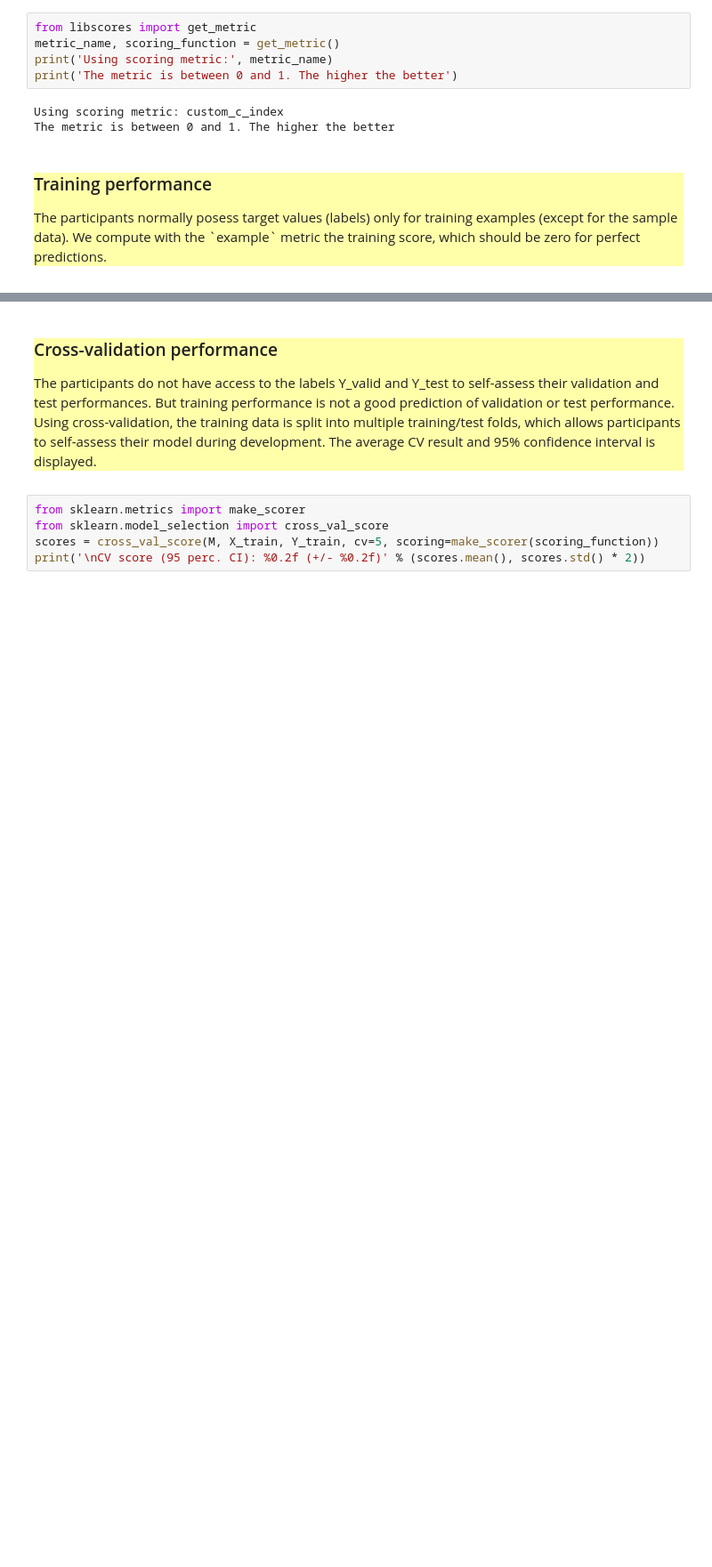
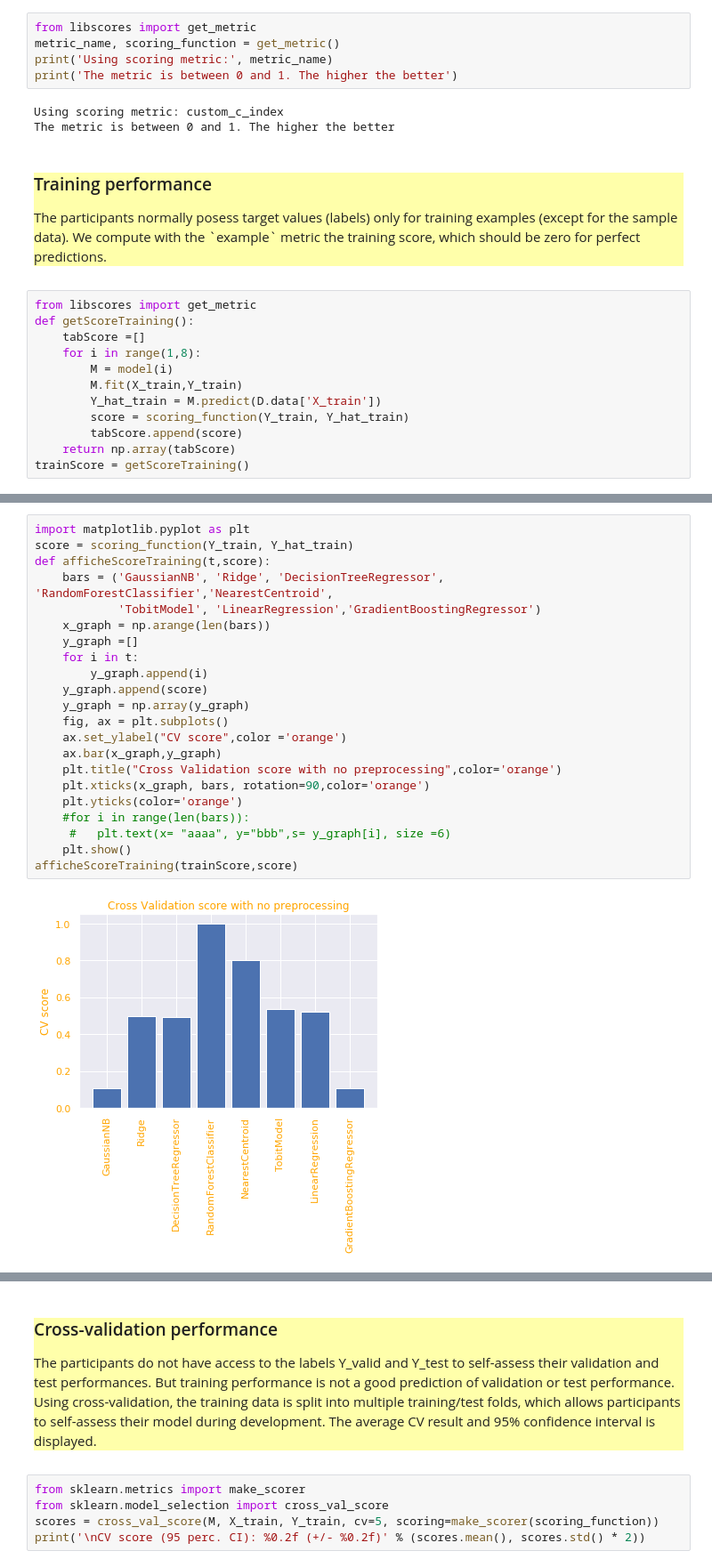
Before and after one commit to upsudghosts/ghosts, a Jupyter notebook: starting_kit/README.ipynb, the cells around one changed output, grey strips where cells are left out. Shown: that part at 89% size. Drawn from its saved outputs; the diff is of its cells as text; blank space fills up the shorter version.

```diff
--- a/starting_kit/README.ipynb
+++ b/starting_kit/README.ipynb
@@ -299,3 +299,15 @@ The metric is between 0 and 1. The higher the better
     <p>
 The participants normally posess target values (labels) only for training examples (except for the sample data). We compute with the `example` metric the training score, which should be zero for perfect predictions.
         </div>
+# %%
+from libscores import get_metric
+def getScoreTraining():
+    tabScore =[]
+    for i in range(1,8):
+        M = model(i)
+        M.fit(X_train,Y_train)
+        Y_hat_train = M.predict(D.data['X_train'])
+        score = scoring_function(Y_train, Y_hat_train)
+        tabScore.append(score)
+    return np.array(tabScore)
+trainScore = getScoreTraining()
@@ -302,3 +332,27 @@ The participants normally posess target values (labels) only for training exampl
+# %%
+import matplotlib.pyplot as plt
+score = scoring_function(Y_train, Y_hat_train)
+def afficheScoreTraining(t,score):
+    bars = ('GaussianNB', 'Ridge', 'DecisionTreeRegressor', 'RandomForestClassifier','NearestCentroid',
+            'TobitModel', 'LinearRegression','GradientBoostingRegressor')
+    x_graph = np.arange(len(bars))
+    y_graph =[]
+    for i in t:
+        y_graph.append(i)
+    y_graph.append(score)
+    y_graph = np.array(y_graph)
+    fig, ax = plt.subplots()
+    ax.set_ylabel("CV score",color ='orange')
+    ax.bar(x_graph,y_graph)
+    plt.title("Cross Validation score with no preprocessing",color='orange')
+    plt.xticks(x_graph, bars, rotation=90,color='orange')
+    plt.yticks(color='orange')
+    #for i in range(len(bars)):
+     #   plt.text(x= "aaaa", y="bbb",s= y_graph[i], size =6)
+    plt.show()
+afficheScoreTraining(trainScore,score)
+# %% [output]
+[figure, added]
 # %%
 print('Training score for the', metric_name, 'metric = %5.4f' % scoring_function(Y_train, Y_hat_train))
 #print('Valid score for the', metric_name, 'metric = %5.4f' % scoring_function(Y_valid, Y_hat_valid))
```
Also changed, not shown: parts of 4 cells of this notebook.
